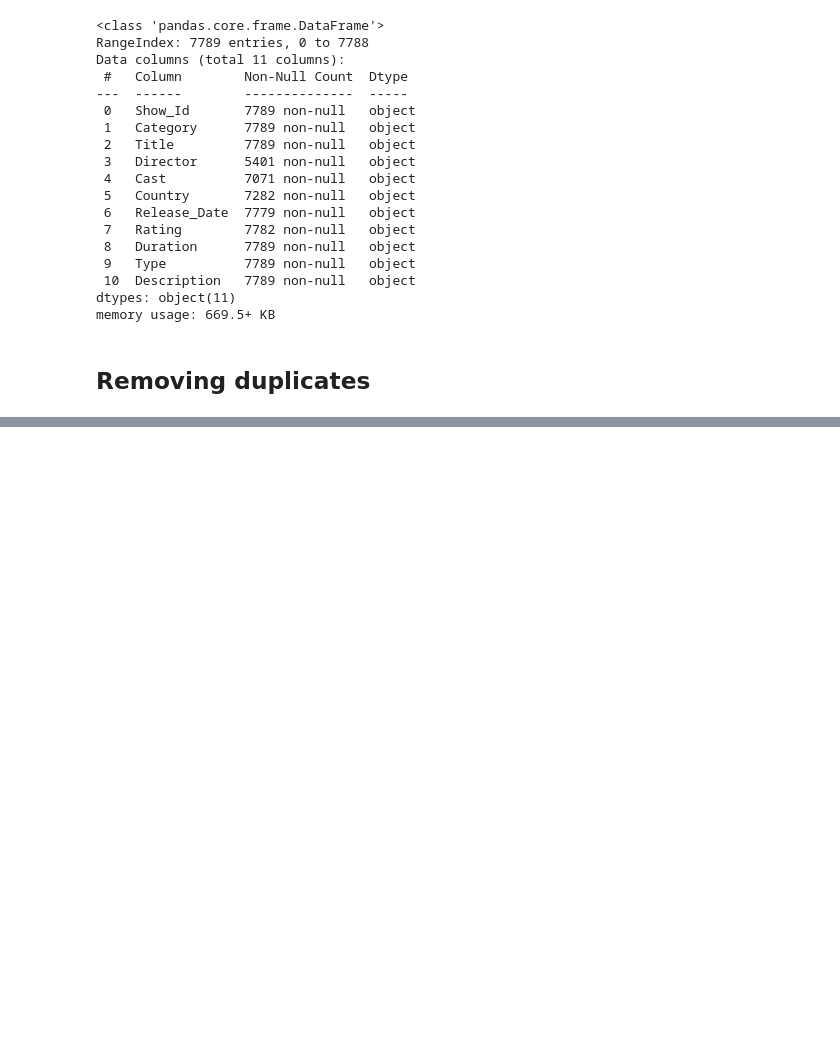
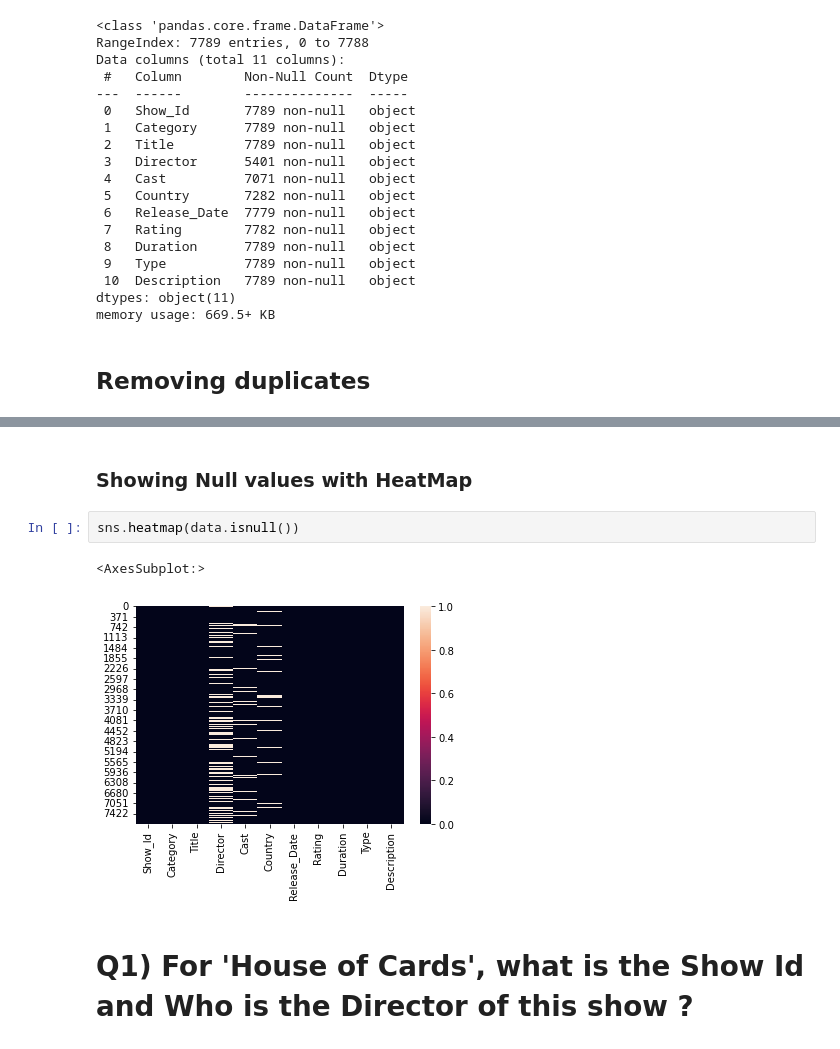
Before and after one commit to Hamza-Tahirr/EDA-On-Netflix-Data, a Jupyter notebook: EDA On Netflix Data.ipynb, the cells around one changed output, grey strips where cells are left out. Drawn from its saved outputs; the diff is of its cells as text; blank space fills up the shorter version.

```diff
--- a/EDA On Netflix Data.ipynb
+++ b/EDA On Netflix Data.ipynb
@@ -112,0 +132,9 @@ data.drop_duplicates(inplace = True )     # inplace =True is used for changes pe
+# %% [markdown]
+### Showing Null values with HeatMap
+# %%
+sns.heatmap(data.isnull())
+# %% [output]
+<AxesSubplot:>
+[figure, added]
+# %% [markdown]
+# Q1)  For 'House of Cards', what is the Show Id and Who is the Director of this show ?
```
Also changed, not shown: parts of 16 cells of this notebook.
